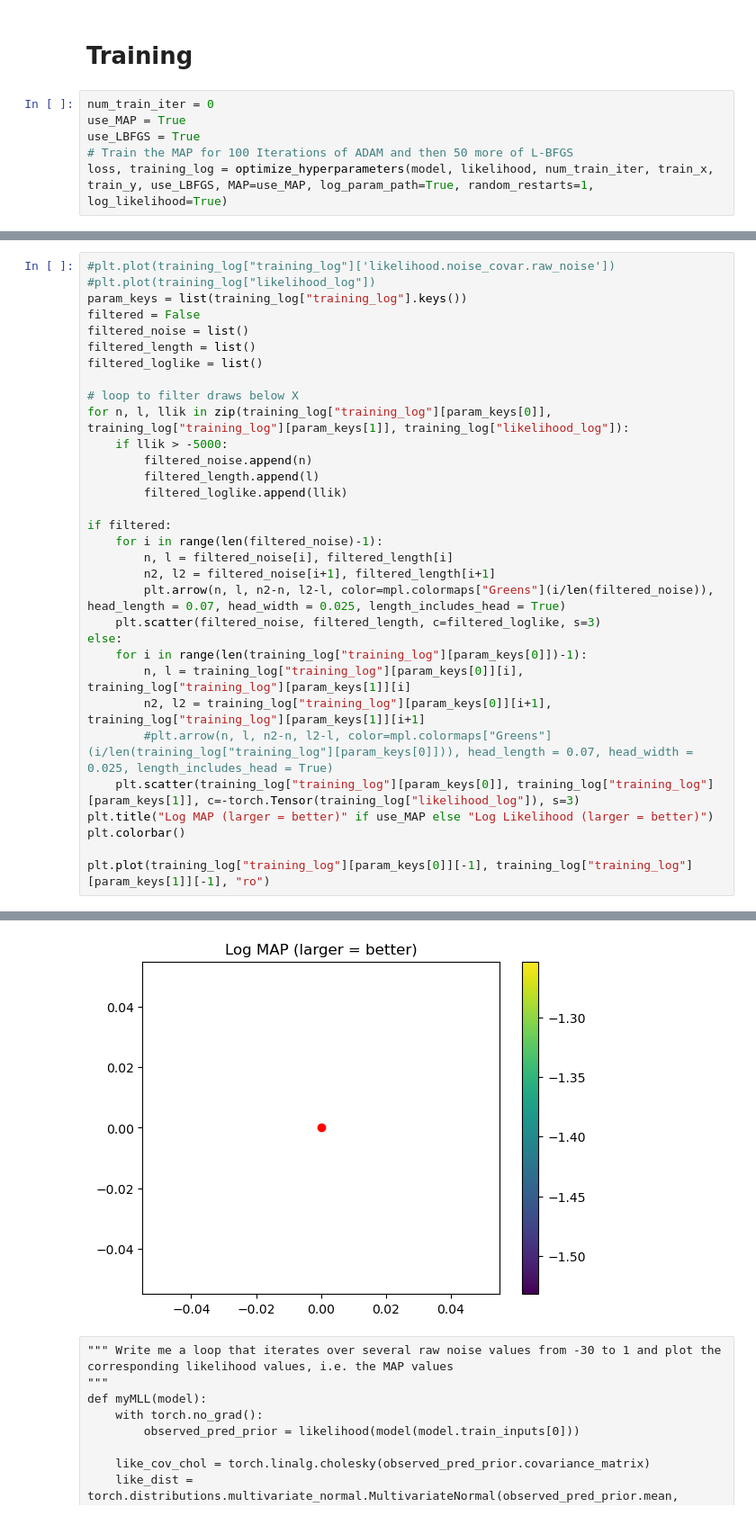
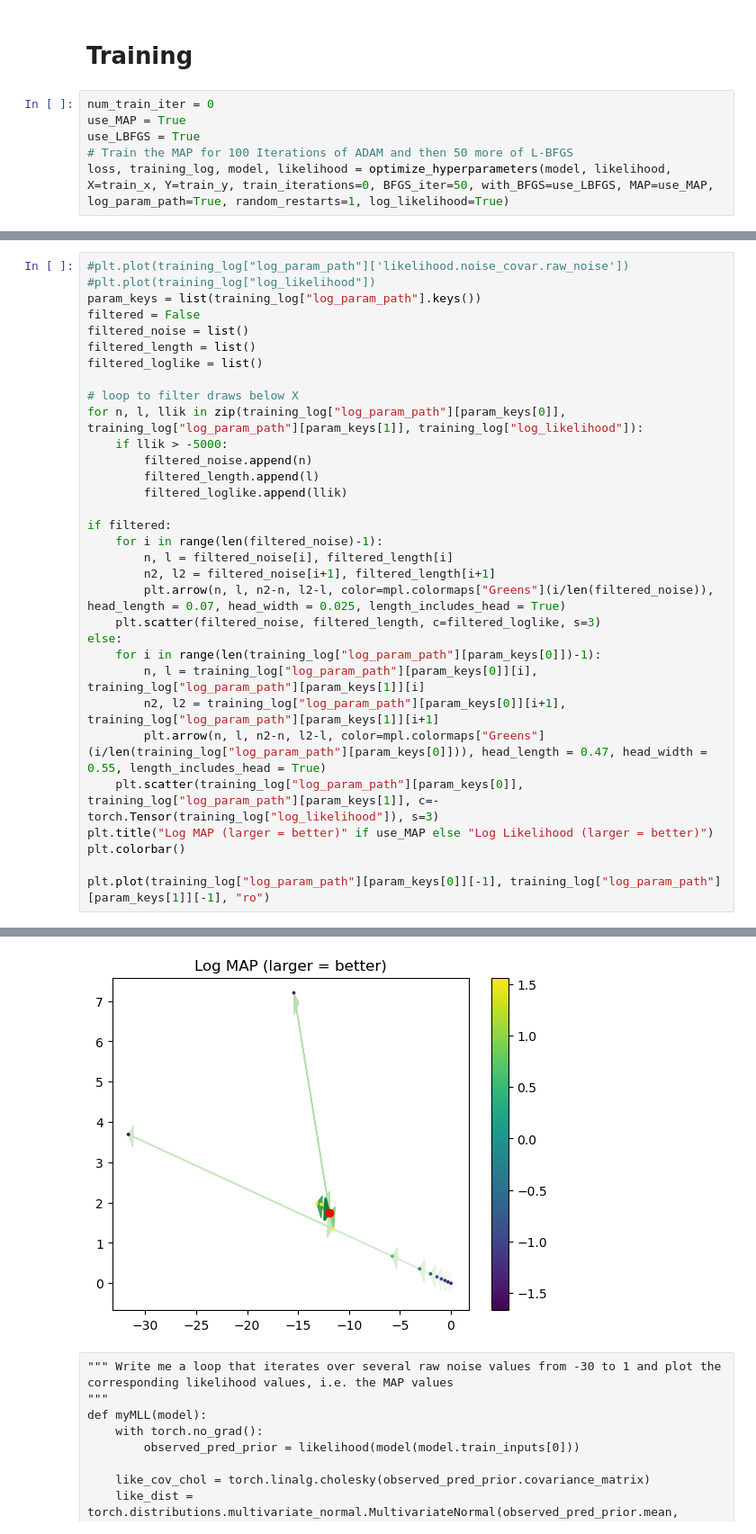
Before and after one commit to ABesginow/LaplaceKernelSearch, a Jupyter notebook: exploration_tests/linear.ipynb, the cells around one changed output, grey strips where cells are left out. Shown at 90% size. Saved outputs shown, nothing was run; the diff lists cells and outputs as text.

Commit message:
added new training loop to linear example. Runs

```diff
--- a/exploration_tests/linear.ipynb
+++ b/exploration_tests/linear.ipynb
@@ -329,7 +302,7 @@ num_train_iter = 0
 use_MAP = True
 use_LBFGS = True
 # Train the MAP for 100 Iterations of ADAM and then 50 more of L-BFGS
-loss, training_log = optimize_hyperparameters(model, likelihood, num_train_iter, train_x, train_y, use_LBFGS, MAP=use_MAP, log_param_path=True, random_restarts=1, log_likelihood=True)
+loss, training_log, model, likelihood = optimize_hyperparameters(model, likelihood, X=train_x, Y=train_y, train_iterations=0, BFGS_iter=50, with_BFGS=use_LBFGS, MAP=use_MAP, log_param_path=True, random_restarts=1, log_likelihood=True)
 # %%
 print(torch.linalg.eigh(model(train_x).covariance_matrix)[0].flip(0))
 print(model(train_x).covariance_matrix)
@@ -410,38 +383,38 @@ observed_pred.confidence_region()
 # %%
-#plt.plot(training_log["training_log"]['likelihood.noise_covar.raw_noise'])
-#plt.plot(training_log["likelihood_log"])
-param_keys = list(training_log["training_log"].keys())
+#plt.plot(training_log["log_param_path"]['likelihood.noise_covar.raw_noise'])
+#plt.plot(training_log["log_likelihood"])
+param_keys = list(training_log["log_param_path"].keys())
 filtered = False
 filtered_noise = list()
 filtered_length = list()
 filtered_loglike = list()
 
 # loop to filter draws below X
-for n, l, llik in zip(training_log["training_log"][param_keys[0]], training_log["training_log"][param_keys[1]], training_log["likelihood_log"]):
+for n, l, llik in zip(training_log["log_param_path"][param_keys[0]], training_log["log_param_path"][param_keys[1]], training_log["log_likelihood"]):
     if llik > -5000:
         filtered_noise.append(n)
         filtered_length.append(l)
         filtered_loglike.append(llik)
 
 if filtered:
     for i in range(len(filtered_noise)-1):
         n, l = filtered_noise[i], filtered_length[i]
         n2, l2 = filtered_noise[i+1], filtered_length[i+1]
         plt.arrow(n, l, n2-n, l2-l, color=mpl.colormaps["Greens"](i/len(filtered_noise)), head_length = 0.07, head_width = 0.025, length_includes_head = True)
     plt.scatter(filtered_noise, filtered_length, c=filtered_loglike, s=3)
 else:
-    for i in range(len(training_log["training_log"][param_keys[0]])-1):
-        n, l = training_log["training_log"][param_keys[0]][i], training_log["training_log"][param_keys[1]][i]
-        n2, l2 = training_log["training_log"][param_keys[0]][i+1], training_log["training_log"][param_keys[1]][i+1]
-        #plt.arrow(n, l, n2-n, l2-l, color=mpl.colormaps["Greens"](i/len(training_log["training_log"][param_keys[0]])), head_length = 0.07, head_width = 0.025, length_includes_head = True)
-    plt.scatter(training_log["training_log"][param_keys[0]], training_log["training_log"][param_keys[1]], c=-torch.Tensor(training_log["likelihood_log"]), s=3)
+    for i in range(len(training_log["log_param_path"][param_keys[0]])-1):
+        n, l = training_log["log_param_path"][param_keys[0]][i], training_log["log_param_path"][param_keys[1]][i]
+        n2, l2 = training_log["log_param_path"][param_keys[0]][i+1], training_log["log_param_path"][param_keys[1]][i+1]
+        plt.arrow(n, l, n2-n, l2-l, color=mpl.colormaps["Greens"](i/len(training_log["log_param_path"][param_keys[0]])), head_length = 0.47, head_width = 0.55, length_includes_head = True)
+    plt.scatter(training_log["log_param_path"][param_keys[0]], training_log["log_param_path"][param_keys[1]], c=-torch.Tensor(training_log["log_likelihood"]), s=3)
 plt.title("Log MAP (larger = better)" if use_MAP else "Log Likelihood (larger = better)")
 plt.colorbar()
 
-plt.plot(training_log["training_log"][param_keys[0]][-1], training_log["training_log"][param_keys[1]][-1], "ro")
+plt.plot(training_log["log_param_path"][param_keys[0]][-1], training_log["log_param_path"][param_keys[1]][-1], "ro")
 # %% [output]
 [<matplotlib.lines.Line2D at 0x...>]
-[figure, old version]
+[figure, new version]
 # %% [raw]
 """ Write me a loop that iterates over several raw noise values from -30 to 1 and plot the corresponding likelihood values, i.e. the MAP values
 """
```
Also changed, not shown: parts of 8 cells of this notebook.
